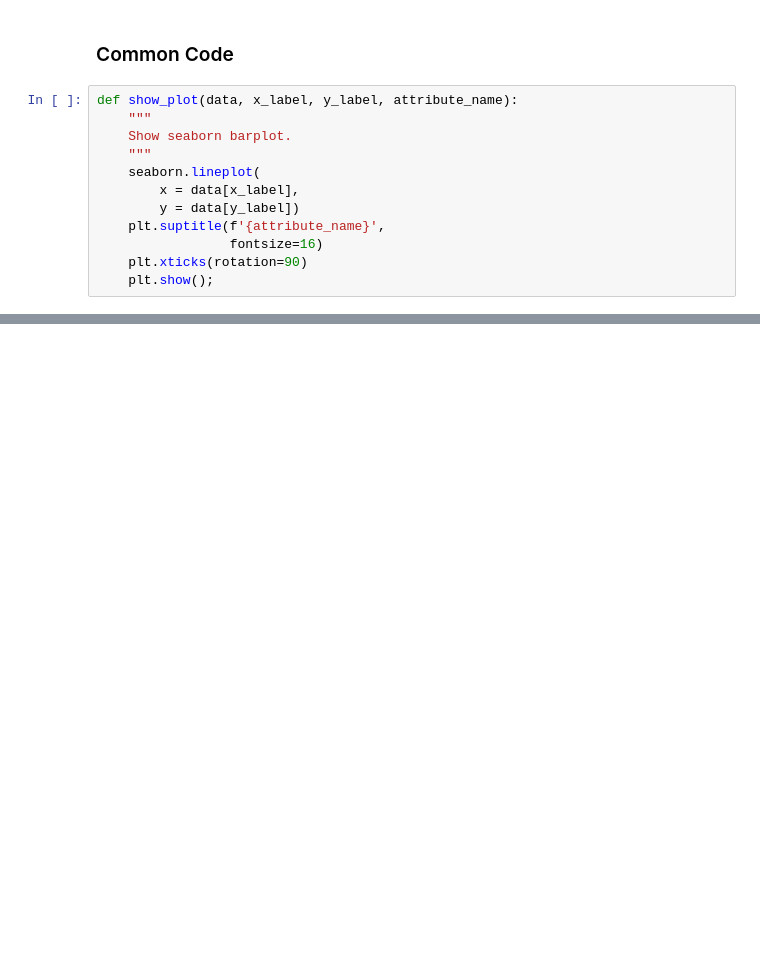
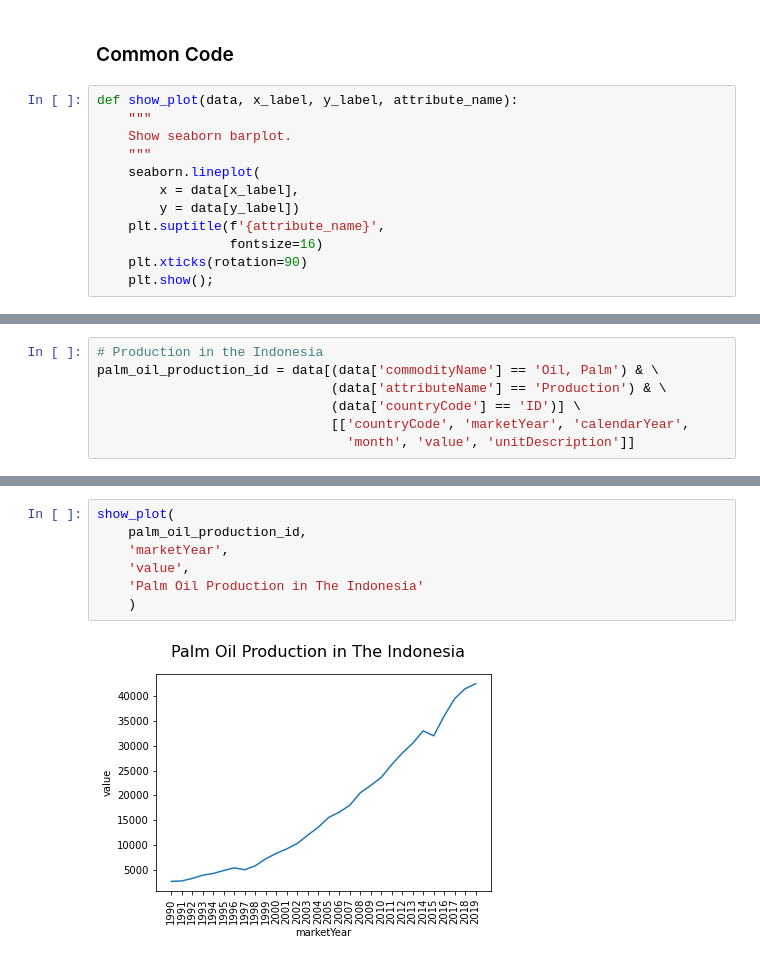
Before and after one commit to DmitriyKhodykin/AgroUS, a Jupyter notebook: notebooks/analytics.ipynb, the cells around one changed output, grey strips where cells are left out. Cells and saved outputs as stored; diff of their text form; blank space fills up the shorter version.

```diff
--- a/notebooks/analytics.ipynb
+++ b/notebooks/analytics.ipynb
@@ -303,0 +128,7 @@ plt.show();
+# %%
+# Production in the Indonesia
+palm_oil_production_id = data[(data['commodityName'] == 'Oil, Palm') & \
+                              (data['attributeName'] == 'Production') & \
+                              (data['countryCode'] == 'ID')] \
+                              [['countryCode', 'marketYear', 'calendarYear',
+                                'month', 'value', 'unitDescription']]
@@ -303,0 +144,9 @@ plt.show();
+# %%
+show_plot(
+    palm_oil_production_id,
+    'marketYear',
+    'value',
+    'Palm Oil Production in The Indonesia'
+    )
+# %% [output]
+[figure, added]
```
Also changed, not shown: parts of 69 cells of this notebook.
